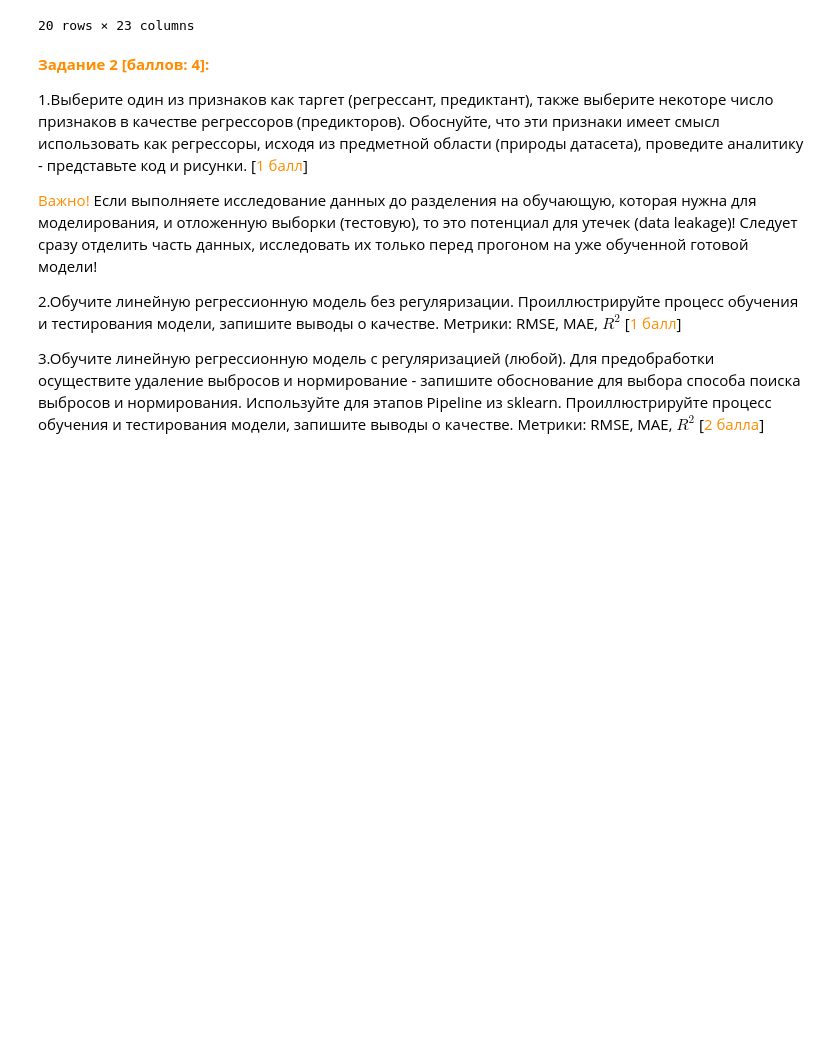
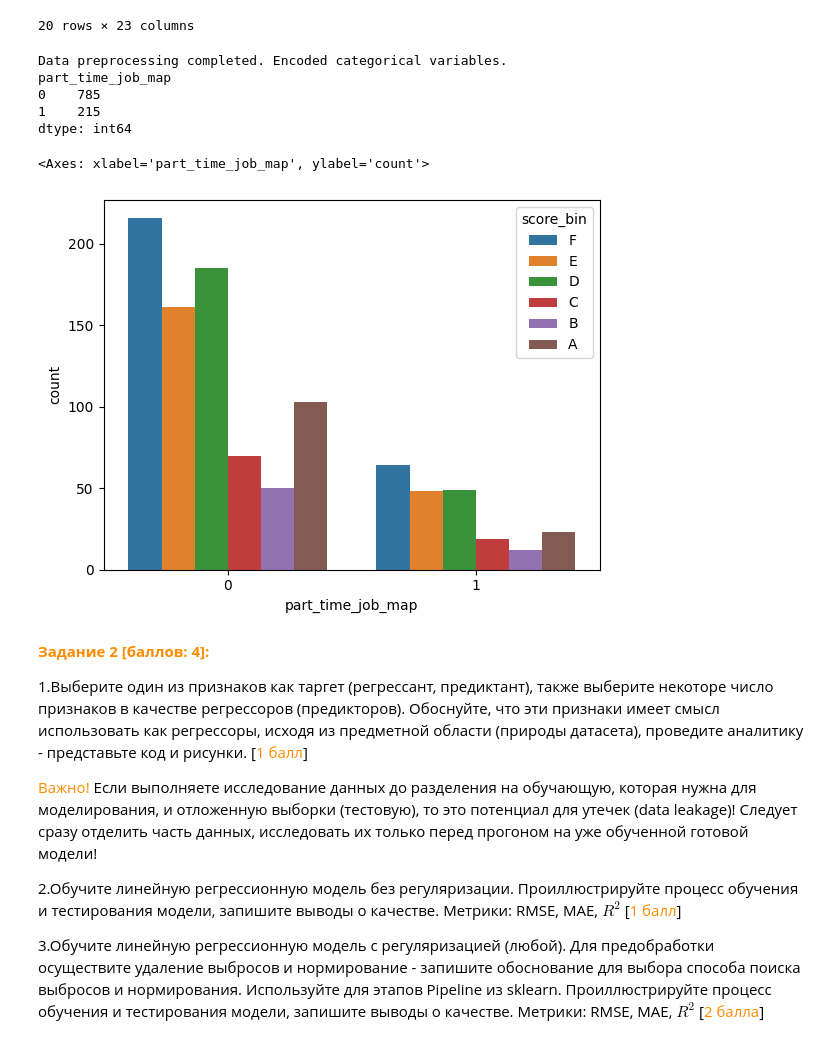
Before and after one commit to ikedestiny/ITMO-ML, a Jupyter notebook: lab1/Lab1.ipynb, the cells around one changed output. Drawn from its saved outputs; the diff is of its cells as text; code cells hidden in the pictures; blank space fills up the shorter version.

```diff
--- a/lab1/Lab1.ipynb
+++ b/lab1/Lab1.ipynb
@@ -258,6 +258,18 @@ df_encoded.head(20)
 | 18 | S1018 | 24 | Other | 2.0 | 4.9 | 2.9 | Yes | ... |
 | 19 | S1019 | 19 | Male | 1.8 | 2.5 | 2.4 | No | ... |
 20 rows × 23 columns
+# %%
+print("Data preprocessing completed. Encoded categorical variables.")
+print(df_encoded.groupby('part_time_job_map').size())
+sns.countplot(data=df_encoded, x='part_time_job_map', hue='score_bin')
+# %% [output]
+Data preprocessing completed. Encoded categorical variables.
+part_time_job_map
+0    785
+1    215
+dtype: int64
+<Axes: xlabel='part_time_job_map', ylabel='count'>
+[figure, added]
 # %% [markdown]
 <font color='DarkOrange'>**Задание 2 [баллов: 4]:**</font>
 
```
Also changed, not shown: parts of 4 cells of this notebook.
